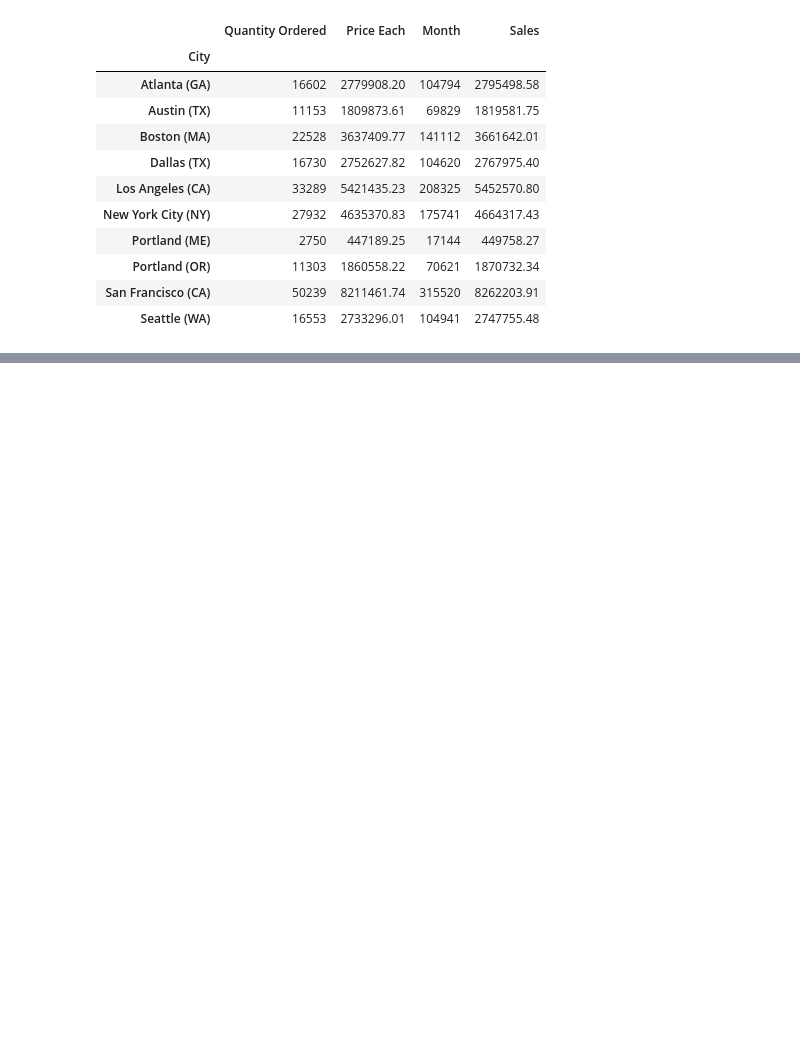
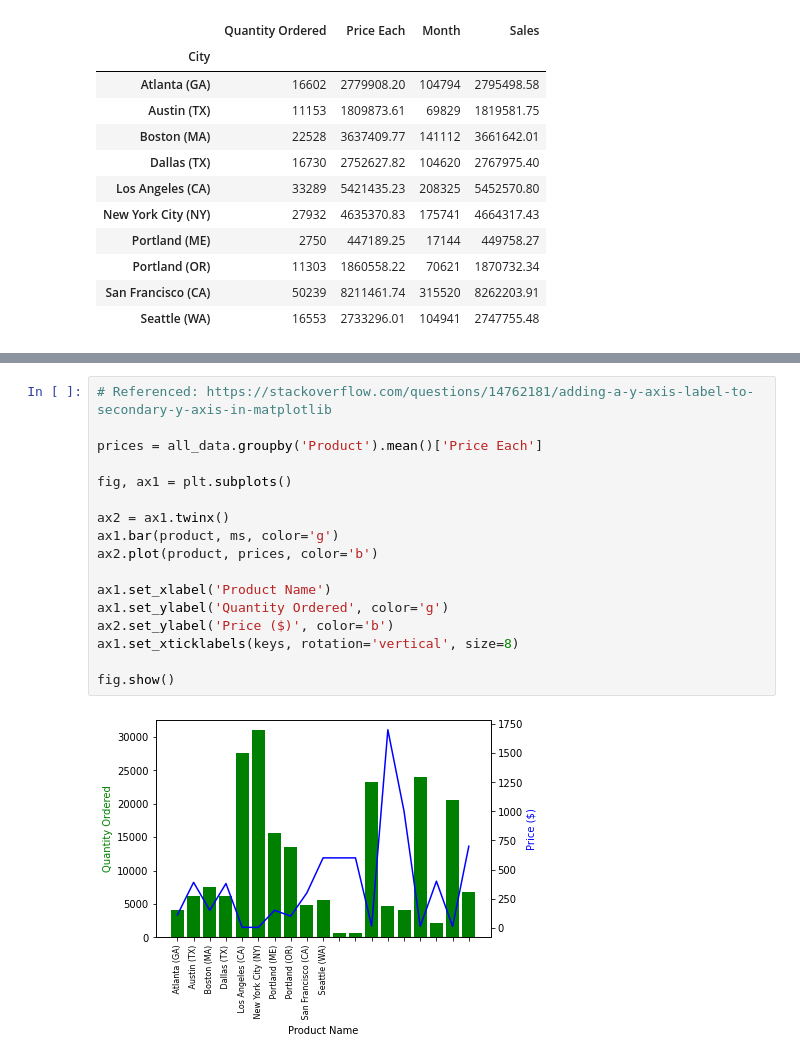
Before and after one commit to aryash14/Data-Visualization, a Jupyter notebook: pandas/code/sales/analysis.ipynb, the cells around one changed output, grey strips where cells are left out. Drawn from its saved outputs; the diff is of its cells as text; blank space fills up the shorter version.

```diff
--- a/pandas/code/sales/analysis.ipynb
+++ b/pandas/code/sales/analysis.ipynb
@@ -130,0 +281,19 @@ plt.show()
+# %%
+# Referenced: https://stackoverflow.com/questions/14762181/adding-a-y-axis-label-to-secondary-y-axis-in-matplotlib
+
+prices = all_data.groupby('Product').mean()['Price Each']
+
+fig, ax1 = plt.subplots()
+
+ax2 = ax1.twinx()
+ax1.bar(product, ms, color='g')
+ax2.plot(product, prices, color='b')
+
+ax1.set_xlabel('Product Name')
+ax1.set_ylabel('Quantity Ordered', color='g')
+ax2.set_ylabel('Price ($)', color='b')
+ax1.set_xticklabels(keys, rotation='vertical', size=8)
+
+fig.show()
+# %% [output]
+[figure, added]
```
Also changed, not shown: parts of 8 cells of this notebook.
